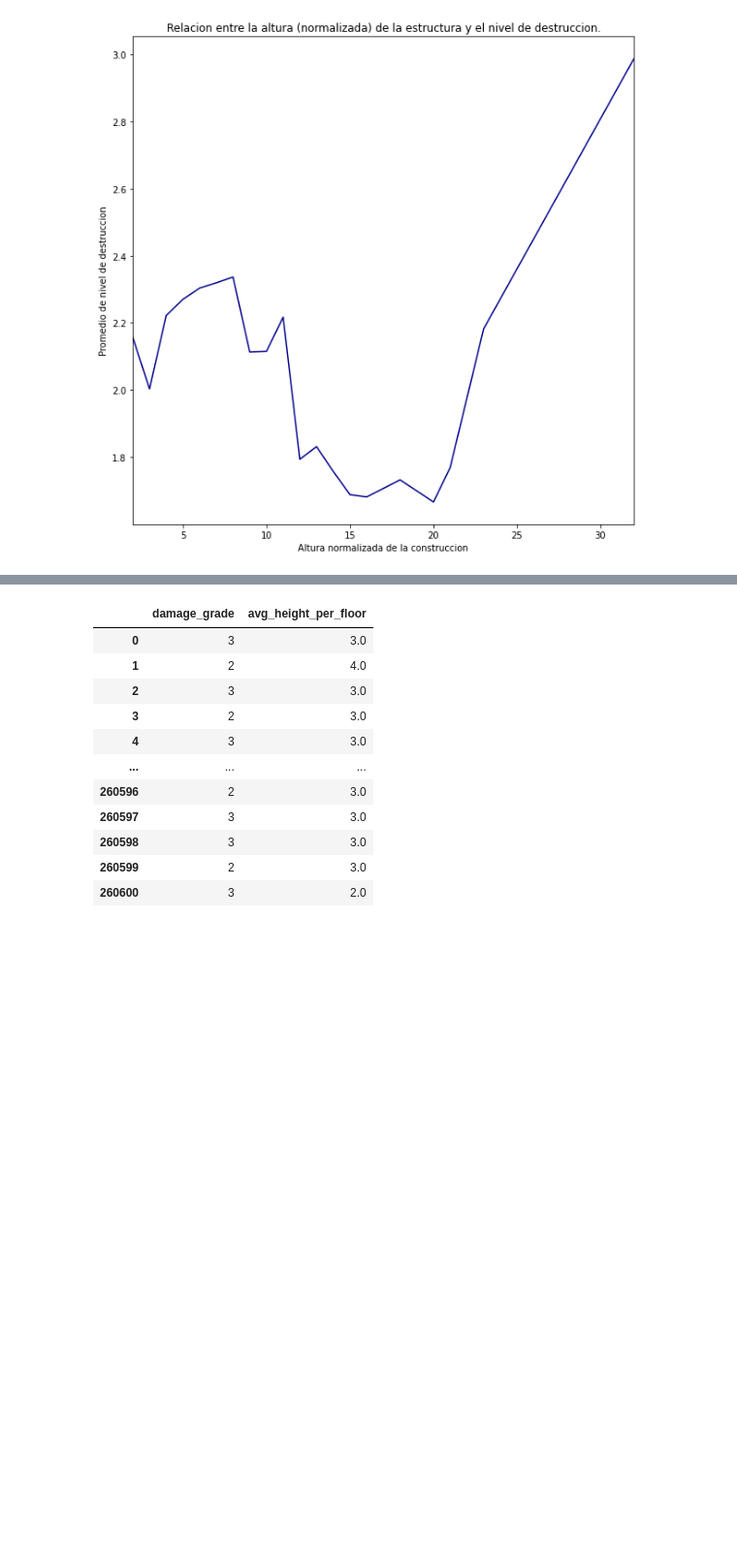
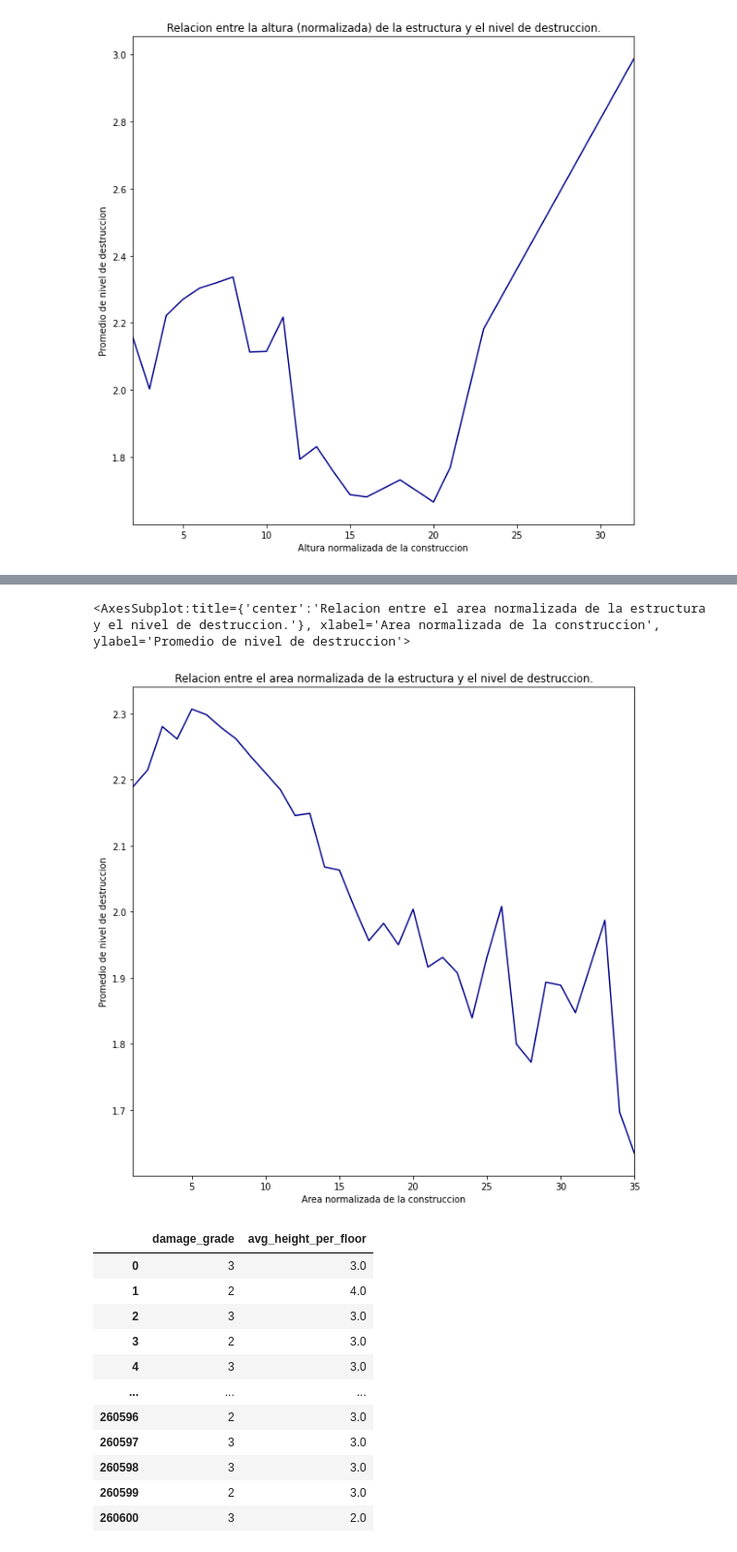
Before and after one commit to joaquinfontela/OrganizacionDeDatos-TP1, a Jupyter notebook: src/Continuous.ipynb, the cells around one changed output, grey strips where cells are left out. Shown at 97% size. Cells and saved outputs as stored; diff of their text form; code cells hidden in the pictures; blank space fills up the shorter version.

Commit message:
add new graphic to Continuous.ipynb

```diff
--- a/src/Continuous.ipynb
+++ b/src/Continuous.ipynb
@@ -102,3 +102,8 @@ avg_dmg_per_height["avg_damage_grade_for_height"].plot(figsize = (10,10),\
 # %% [output]
 <AxesSubplot:title={'center':'Relacion entre la altura (normalizada) de la estructura y el nivel de destruccion.'}, xlabel='Altura normalizada de la construccion', ylabel='Promedio de nivel de destruc ...
 [figure]
+# %%
+areas = values[["building_id", "area_percentage"]]
+area_damage = areas.merge(labels, left_on = "building_id", right_on = "building_id")
+area_damage = area_damage[["area_percentage", "damage_grade"]]
+area_damage
@@ -105,3 +124,17 @@ avg_dmg_per_height["avg_damage_grade_for_height"].plot(figsize = (10,10),\
+# %%
+area_damage['avg_damage_grade_for_area'] = area_damage.groupby('area_percentage')['damage_grade'].transform('mean')
+area_damage['more_than_10_buildings'] = area_damage.groupby('area_percentage')['damage_grade'].transform('count') > 70
+area_damage = area_damage[area_damage["more_than_10_buildings"]]
+avg_dmg_per_height = area_damage[["area_percentage", "avg_damage_grade_for_area"]].groupby('area_percentage').agg({"avg_damage_grade_for_area": "max"})
+avg_dmg_per_height["avg_damage_grade_for_area"].plot(figsize = (10,10),\
+                                                title = "Relacion entre el area normalizada de la estructura y el nivel de destruccion.",\
+                                                xlim = (1, area_damage["area_percentage"].max()),\
+                                                color = "darkblue",\
+                                                xlabel = "Area normalizada de la construccion",\
+                                                ylabel = "Promedio de nivel de destruccion")
+# %% [output]
+<AxesSubplot:title={'center':'Relacion entre el area normalizada de la estructura y el nivel de destruccion.'}, xlabel='Area normalizada de la construccion', ylabel='Promedio de nivel de destruccion'>
+[figure, added]
 # %%
 height_floor_damage = labels.merge(values[["building_id", "count_floors_pre_eq", "height_percentage"]], left_on = "building_id", right_on= "building_id")
 height_floor_damage["avg_height_per_floor"] = height_floor_damage["height_percentage"]/height_floor_damage["count_floors_pre_eq"]
```
Also changed, not shown: parts of 2 cells of this notebook.
